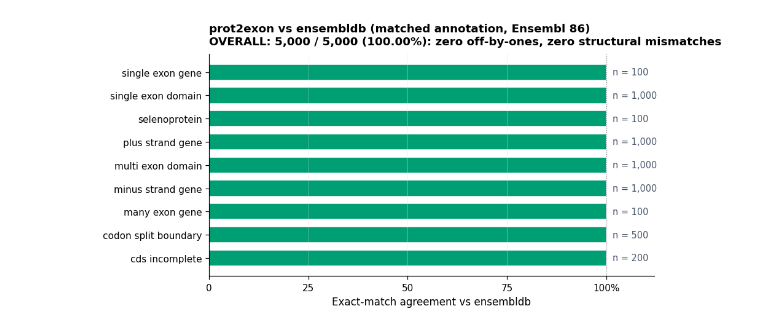
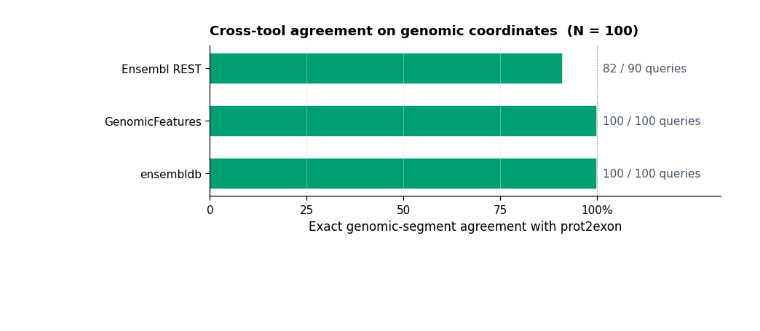
Before and after one commit to SotoLF/fastCDS, a Jupyter notebook: notebooks/validation.ipynb, the cells around one changed output. Saved outputs shown, nothing was run; the diff lists cells and outputs as text; code cells hidden in the pictures; blank space fills up the shorter version.

```diff
--- a/notebooks/validation.ipynb
+++ b/notebooks/validation.ipynb
@@ -124,0 +128,7 @@ only_ensembldb     : 0
+# %%
+p2e_out = WORK / "p2e"
+t0 = time.time()
+subprocess.run([str(BIN), "map", "--index", str(INDEX), "--bed", str(qset),
+                "--out-dir", str(p2e_out), "--output", "all"],
+               check=True, capture_output=True, text=True)
+print(f"prot2exon mapped {N_QUERIES} queries in {time.time()-t0:.2f} s")
@@ -124,0 +186,13 @@ only_ensembldb     : 0
+# %%
+rest_tsv = WORK / "rest_intervals.tsv"
+if rest_tsv.exists():
+    print("using cached", rest_tsv.name)
+else:
+    try:
+        t0 = time.time()
+        subprocess.run([sys.executable, str(REPO/"benchmarks"/"run_ensembl_rest.py"),
+                        str(qset), str(rest_tsv)],
+                       check=True, capture_output=True, text=True, timeout=900)
+        print(f"Ensembl REST mapped {N_QUERIES} queries in {time.time()-t0:.0f} s")
+    except Exception as e:
+        print("REST step skipped (no internet or rate-limited):", str(e)[:120])
@@ -125,34 +239,16 @@ only_ensembldb     : 0
 # %%
-fig, ax = plt.subplots(figsize=(8.5, 4.5))
-
-# Pretty-print stratum names: replace underscores with spaces.
-strata = (t86.query("category != 'OVERALL'")
-            .assign(label=lambda d: d["category"].str.replace("_", " "))
-            .sort_values("exact_pct", kind="stable"))
-
-bars = ax.barh(strata["label"], strata["exact_pct"],
-               color=COLORS['good'], edgecolor="white", height=0.7)
-
-# Annotate each bar with its n (the stratum size). The label sits to the
-# right of the 100% mark so it never overlaps the bar fill.
-for bar, (_, row) in zip(bars, strata.iterrows()):
-    ax.text(101.5, bar.get_y() + bar.get_height() / 2,
-            f"n = {int(row['n']):,}",
-            va="center", fontsize=9.5, color="#475569")
-
-ax.set_xlim(0, 112)
-ax.set_xticks([0, 25, 50, 75, 100])
+fig, ax = plt.subplots(figsize=(8, 2.9))
+ax.barh(agreement["tool"], agreement["exact_pct"],
+        color=COLORS['good'], edgecolor="white", height=0.6)
+for y, (_, r) in enumerate(agreement.iterrows()):
+    ax.text(101.5, y, f"{int(r['exact_match'])} / {int(r['shared_queries'])} queries",
+            va="center", fontsize=10, color="#475569")
+ax.set_xlim(0, 132); ax.set_xticks([0, 25, 50, 75, 100])
 ax.set_xticklabels(["0", "25", "50", "75", "100%"])
 ax.axvline(100, ls=":", color="#0f172a", lw=0.8, alpha=0.5)
-ax.set_xlabel("Exact-match agreement vs ensembldb")
-ax.set_title(f"prot2exon vs ensembldb (matched annotation, Ensembl 86)\n"
-             f"OVERALL: {overall['exact_match']:,} / {overall['n']:,} "
-             f"({overall['exact_pct']:.2f}%): zero off-by-ones, zero structural mismatches",
-             loc='left')
-ax.grid(axis='x', alpha=0.4, lw=0.7)
-ax.grid(axis='y', visible=False)
-
-fig.tight_layout()
-plt.show()
+ax.set_xlabel("Exact genomic-segment agreement with prot2exon")
+ax.set_title(f"Cross-tool agreement on genomic coordinates  (N = {N_QUERIES})", loc="left")
+ax.grid(axis='x', alpha=0.4, lw=0.7); ax.grid(axis='y', visible=False)
+fig.tight_layout(); plt.show()
 # %% [output]
-[figure, old version]
+[figure, new version]
```
Also changed, not shown: parts of 24 cells of this notebook.
